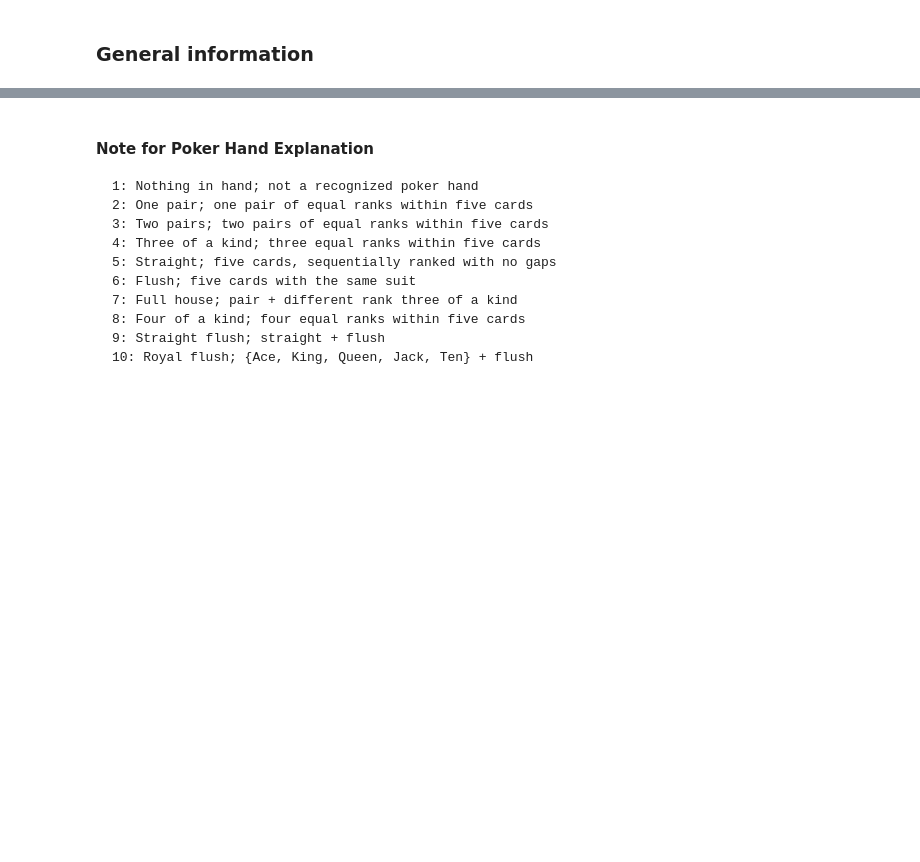
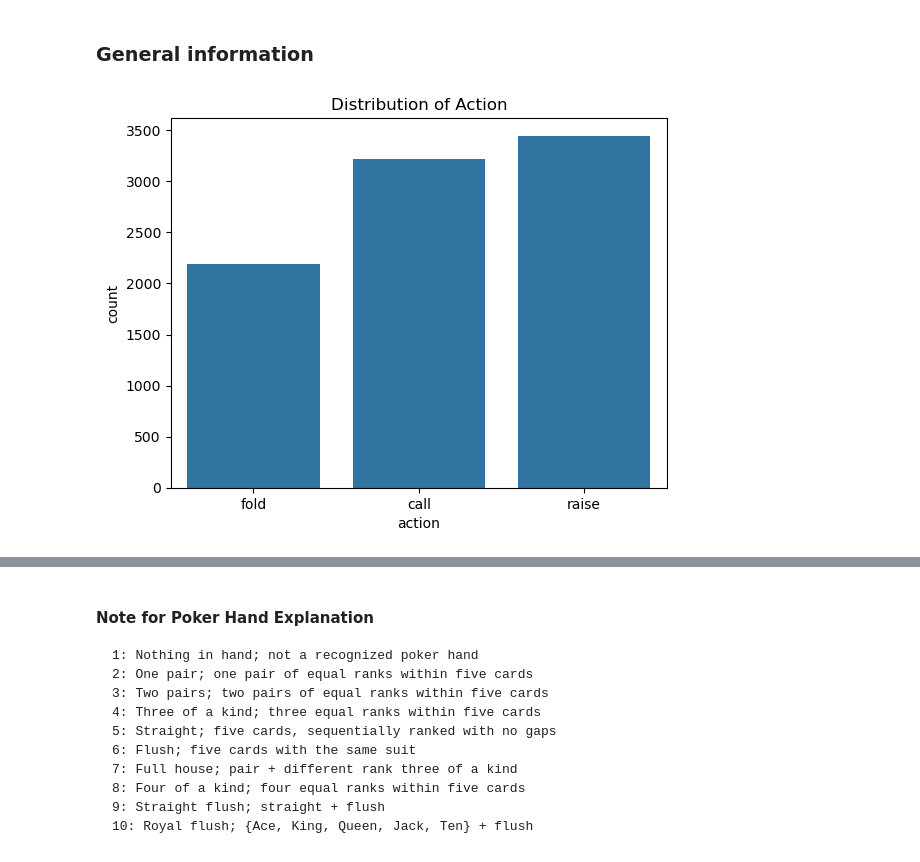
Before and after one commit to jjaytiya/Capstone, a Jupyter notebook: code/02_EDA.ipynb, the cells around one changed output, grey strips where cells are left out. Cells and saved outputs as stored; diff of their text form; code cells hidden in the pictures; blank space fills up the shorter version.

```diff
--- a/code/02_EDA.ipynb
+++ b/code/02_EDA.ipynb
@@ -61,3 +61,11 @@ memory usage: 8.8+ MB
 # 🔍 EDA
 # %% [markdown]
 ### General information
+# %%
+# Distribution of "Action"
+sns.countplot(x="action", data=df)
+plt.title('Distribution of Action')
+plt.savefig('../images/Distribution_ofPlayerActions.png', format='png', dpi=300)
+plt.show()
+# %% [output]
+[figure, added]
```
Also changed, not shown: parts of 8 cells of this notebook, 7 other files.
